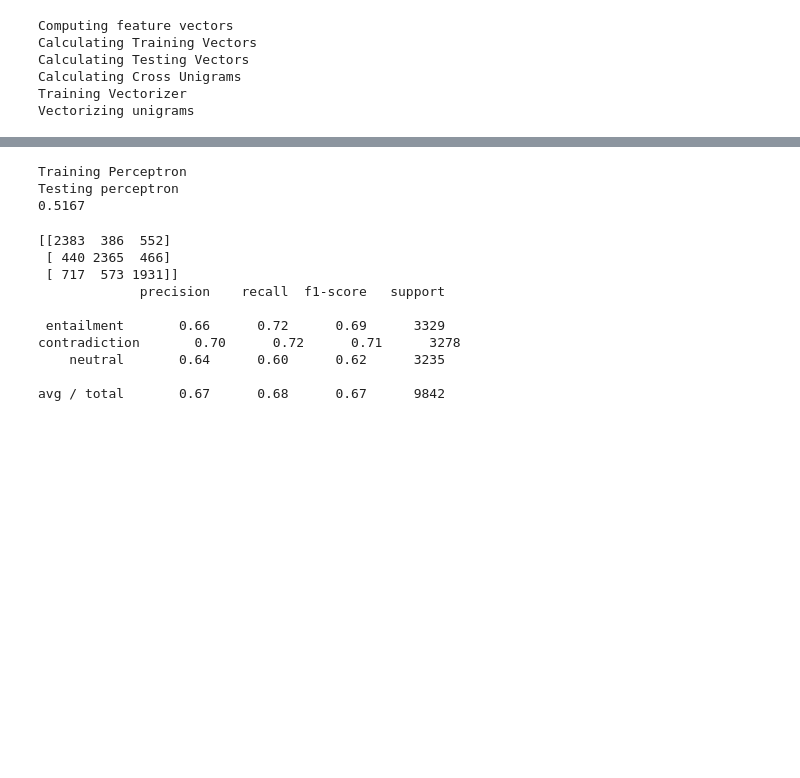
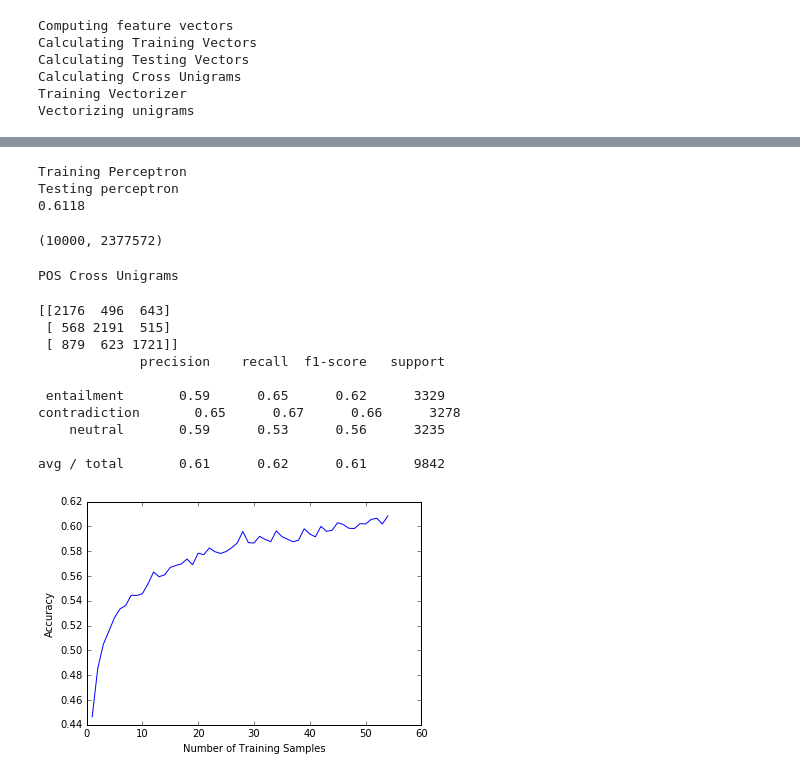
Before and after one commit to jackslinger/NLP, a Jupyter notebook: Lab8.ipynb, the cells around one changed output, grey strips where cells are left out. Cells and saved outputs as stored; diff of their text form; code cells hidden in the pictures; blank space fills up the shorter version.

```diff
--- a/Lab8.ipynb
+++ b/Lab8.ipynb
@@ -15,8 +17,8 @@ TRAINING_PATH = '/home/jack/Downloads/snli_1.0/snli_1.0_train.jsonl'
 DEV_PATH = '/home/jack/Downloads/snli_1.0/snli_1.0_dev.jsonl'
 TEST_PATH = '/home/jack/Downloads/removable/USB_DISK/snli_1.0/snli_1.0_test.jsonl'
 
-TRAINING_VECTORS_PATH = '/home/jack/NLP/POS_csr.npz'
-DEV_VECTORS_PATH = '/home/jack/NLP/POS_dev_csr.npz'
+TRAINING_VECTORS_PATH = '/home/jack/NLP/csr.npz'
+DEV_VECTORS_PATH = '/home/jack/NLP/dev_csr.npz'
 TEST_VECTORS_PATH = ''
 
 SAVE_TO_FILE = False
@@ -155,3 +202,6 @@ Wall time: 39.8 s
+# %%
+vectors, labels = load_sparse_vectors(TRAINING_VECTORS_PATH)
+dev_vectors, dev_labels = load_sparse_vectors(DEV_VECTORS_PATH)
 # %%
 #random_state gives the seeed, none seams to always give the same result
 perceptron = Perceptron(shuffle=True, n_iter=5, random_state=1000)
@@ -164,18 +214,45 @@ print score
 # %% [output]
 Training Perceptron
 Testing perceptron
-0.5167
+0.6118
+# %%
+print vectors[0:10000,:].shape
+# %% [output]
+(10000, 2377572)
+# %%
+print 'POS Cross Unigrams'
+step = 10000
+scores = []
+for i in range(1, 55):
+    samples = i * step
+    #print '-' * 5 + str(samples) + '-' * 5
+    perceptron = Perceptron(shuffle=True, n_iter=5, random_state=1000)
+    perceptron = perceptron.fit(vectors[0:samples,:], labels[0:samples])
+    score = perceptron.score(dev_vectors, dev_labels)
+    #print 'Score: ', score
+    scores.append(score)
+# %% [output]
+POS Cross Unigrams
 # %%
 print confusion_matrix(dev_labels, predictions, labels=['entailment', 'contradiction', 'neutral'])
 print classification_report(dev_labels, predictions,labels=['entailment', 'contradiction', 'neutral'])
 # %% [output]
-[[2383  386  552]
- [ 440 2365  466]
- [ 717  573 1931]]
+[[2176  496  643]
+ [ 568 2191  515]
+ [ 879  623 1721]]
              precision    recall  f1-score   support
 
- entailment       0.66      0.72      0.69      3329
-contradiction       0.70      0.72      0.71      3278
-    neutral       0.64      0.60      0.62      3235
+ entailment       0.59      0.65      0.62      3329
+contradiction       0.65      0.67      0.66      3278
+    neutral       0.59      0.53      0.56      3235
 
-avg / total       0.67      0.68      0.67      9842
+avg / total       0.61      0.62      0.61      9842
+# %%
+plt.figure()
+plt.plot(range(1,55), scores)
+#plt.axis([1, 550, 0.4, 1.0])
+plt.ylabel('Accuracy')
+plt.xlabel('Number of Training Samples')
+plt.show()
+# %% [output]
+[figure, added]
```
Also changed, not shown: parts of 7 cells of this notebook, 1 other file.
